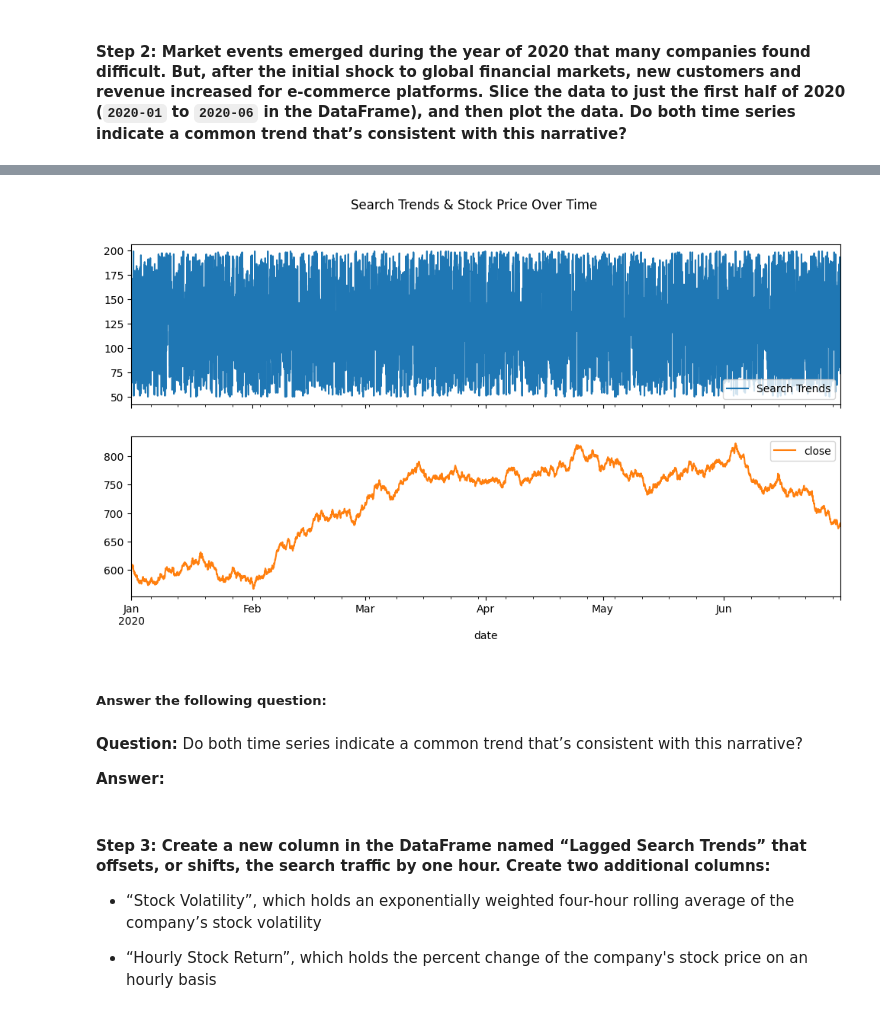
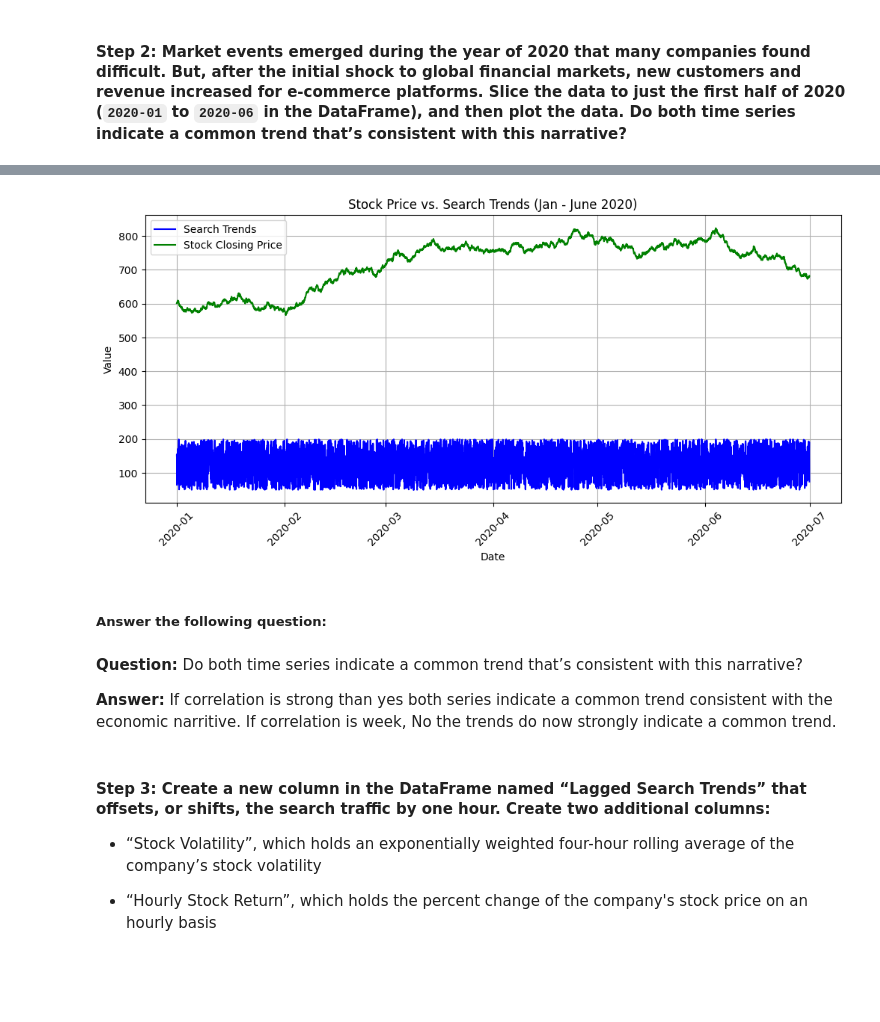
Before and after one commit to Lolosfun7/prophet-challenge, a Jupyter notebook: forecasting_net_prophet.ipynb, the cells around one changed output, grey strips where cells are left out. Drawn from its saved outputs; the diff is of its cells as text; code cells hidden in the pictures; blank space fills up the shorter version.

```diff
--- a/forecasting_net_prophet.ipynb
+++ b/forecasting_net_prophet.ipynb
@@ -159,0 +177,4 @@ To that end, you want to mine the search traffic data for predictable seasonal p
+# %%
+import matplotlib.pyplot as plt
+
+df_mercado_trends["Hour"] = df_mercado_trends.index.hour
@@ -256,22 +309,3 @@ plt.show()
 Variable           Type         Data/Info
 -----------------------------------------
 df_mercado_stock   DataFrame                             <...>\n[8761 rows x 1 columns]
-# %%
-import pandas as pd
-import numpy as np
-
-# Create a date range from Jan 1, 2020, to Dec 31, 2020 (hourly)
-date_rng = pd.date_range(start="2020-01-01", end="2020-12-31", freq="H")
-
-# Generate fake search trends data with random fluctuations
-np.random.seed(42)  # Ensures reproducibility
-search_trends = np.random.randint(50, 200, size=len(date_rng))  # Simulated search trends
-
-# Create DataFrame
-df_mercado_trends = pd.DataFrame({"date": date_rng, "Search Trends": search_trends})
-
-# Set 'date' as index
-df_mercado_trends.set_index("date", inplace=True)
-
-# Display first and last five rows
-display(df_mercado_trends.head(), df_mercado_trends.tail())
@@ -354,17 +359,28 @@ display(first_half_2020.head(), first_half_2020.tail())
 # %%
 # Visualize the close and Search Trends data
 # Plot each column on a separate axes using the following syntax
 # `plot(subplots=True)`
-first_half_2020.plot(subplots=True, figsize=(12, 6), title="Search Trends & Stock Price Over Time")
+plt.figure(figsize=(12, 5))
+
+plt.plot(first_half_2020.index, first_half_2020["Search Trends"], label="Search Trends", color="blue")
+
+plt.plot(first_half_2020.index, first_half_2020["close"], label="Stock Closing Price", color="green")
+
+plt.title("Stock Price vs. Search Trends (Jan - June 2020)")
+plt.xlabel("Date")
+plt.ylabel("Value")
+plt.legend()
+plt.xticks(rotation=45)
+plt.grid()
 plt.show()
 # %% [output]
-[figure, old version]
+[figure, new version]
 # %% [markdown]
 ##### Answer the following question:
 # %% [markdown]
 **Question:** Do both time series indicate a common trend that’s consistent with this narrative?
 
-**Answer:**
+**Answer:** If correlation is strong than yes both series indicate a common trend consistent with the economic narritive. If correlation is week, No the trends do now strongly indicate a common trend.
 # %% [markdown]
 #### Step 3: Create a new column in the DataFrame named “Lagged Search Trends” that offsets, or shifts, the search traffic by one hour. Create two additional columns:
 
```
Also changed, not shown: parts of 36 cells of this notebook.
